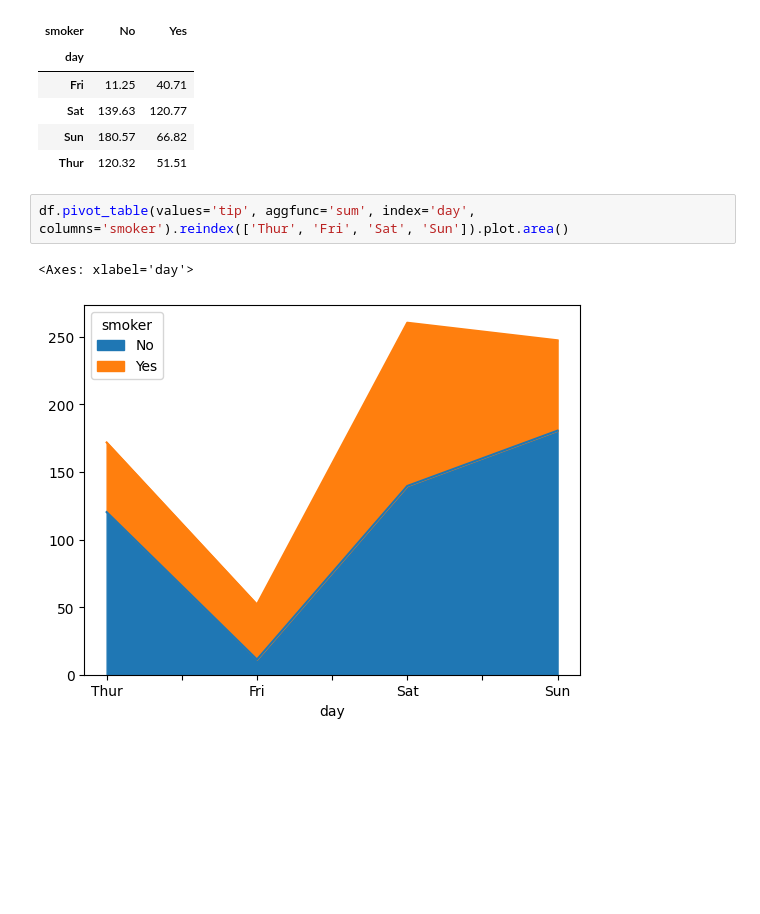
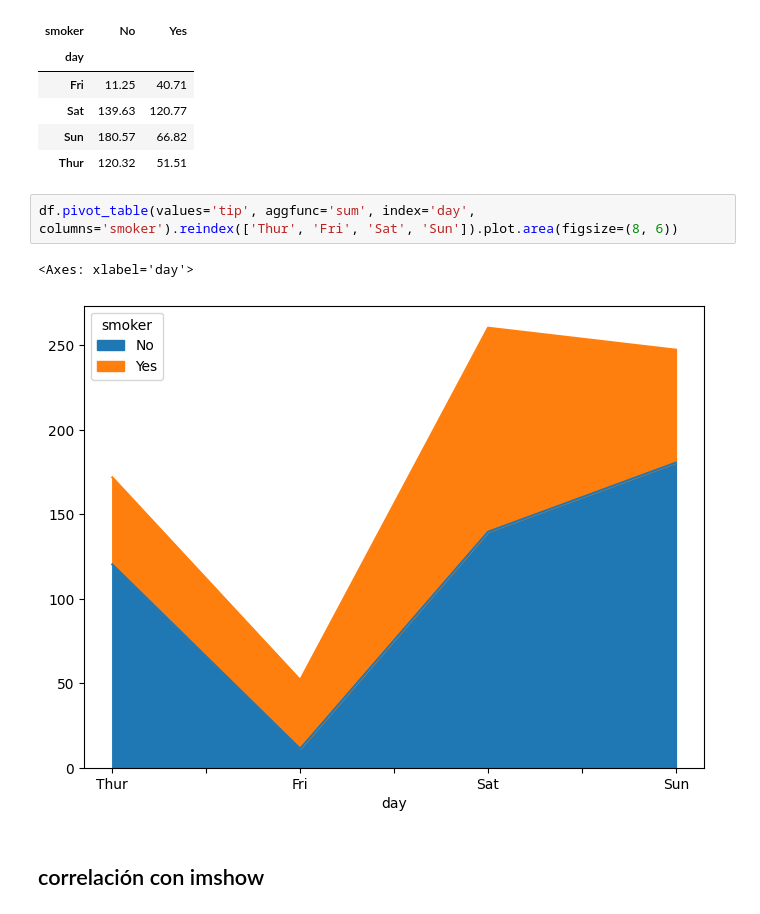
Before and after one commit to certidevs/curso-2025-07-visualizacion, a Jupyter notebook: clase.ipynb, the cells around one changed output. Saved outputs shown, nothing was run; the diff lists cells and outputs as text; blank space fills up the shorter version.

```diff
--- a/clase.ipynb
+++ b/clase.ipynb
@@ -200,7 +218,9 @@ df.pivot_table(values='tip', aggfunc='sum', index='day', columns='smoker')
 | Sun | 180.57 | 66.82 |
 | Thur | 120.32 | 51.51 |
 # %%
-df.pivot_table(values='tip', aggfunc='sum', index='day', columns='smoker').reindex(['Thur', 'Fri', 'Sat', 'Sun']).plot.area()
+df.pivot_table(values='tip', aggfunc='sum', index='day', columns='smoker').reindex(['Thur', 'Fri', 'Sat', 'Sun']).plot.area(figsize=(8, 6))
 # %% [output]
 <Axes: xlabel='day'>
-[figure, old version]
+[figure, new version]
+# %% [markdown]
+## correlación con imshow
```
Also changed, not shown: parts of 13 cells of this notebook, 1 other file.
